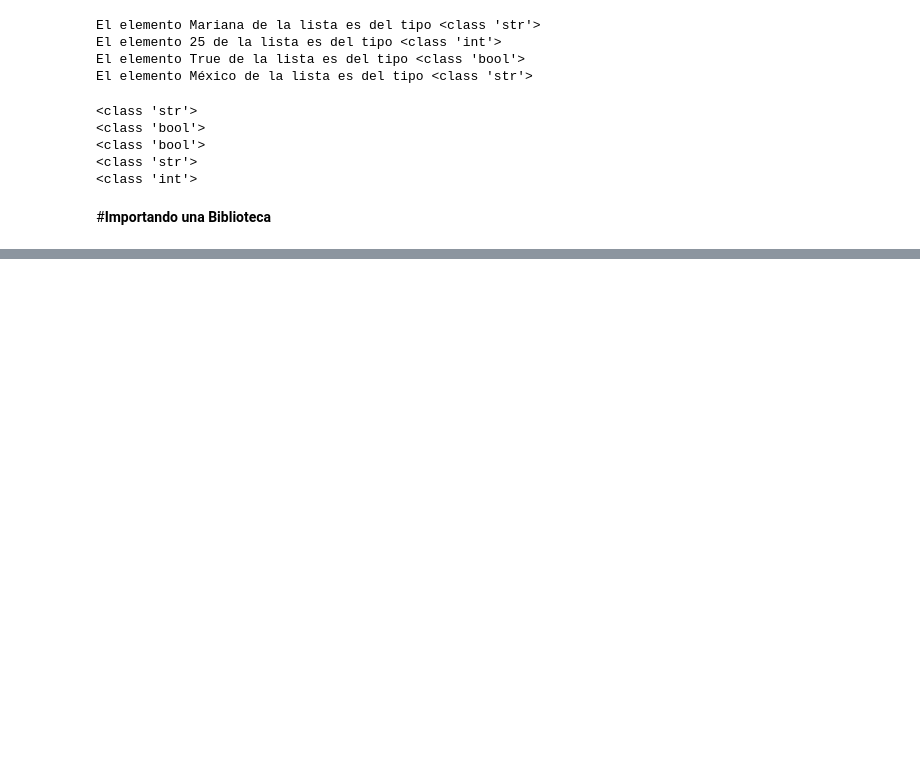
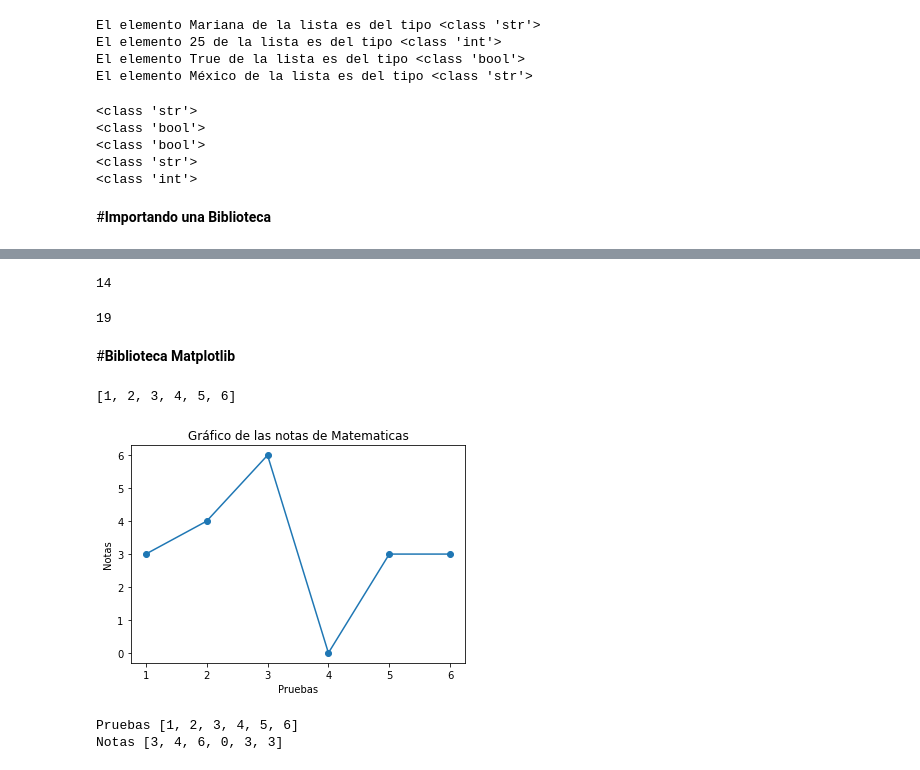
Before and after one commit to SAntimang/Aprendiendo-Python---Github, a Jupyter notebook: Python_para_DS_Introducción.ipynb, the cells around one changed output, grey strips where cells are left out. Saved outputs shown, nothing was run; the diff lists cells and outputs as text; code cells hidden in the pictures; blank space fills up the shorter version.

```diff
--- a/Python_para_DS_Introducción.ipynb
+++ b/Python_para_DS_Introducción.ipynb
@@ -251,0 +260,5 @@ randrange(0,11)
+# %%
+notas_matematicas = []
+seed(39)
+for notas in range(6):
+  notas_matematicas.append(randrange(0,11))
@@ -251,0 +291,10 @@ randrange(0,11)
+# %%
+6+3+5+0
+# %% [output]
+14
+# %%
+4+9+2+4
+# %% [output]
+19
+# %% [markdown]
+#**Biblioteca Matplotlib**
@@ -251,0 +303,21 @@ randrange(0,11)
+# %%
+list(range(1,7))
+# %% [output]
+[1, 2, 3, 4, 5, 6]
+# %%
+x = list(range(1,7))
+y = notas_matematicas
+
+plt.plot(x,y, marker = 'o')
+plt.title('Gráfico de las notas de Matematicas')
+plt.xlabel('Pruebas')
+plt.ylabel('Notas')
+plt.show()
+# %% [output]
+[figure, added]
+# %%
+print(f'Pruebas {x}')
+print(f'Notas {y}')
+# %% [output]
+Pruebas [1, 2, 3, 4, 5, 6]
+Notas [3, 4, 6, 0, 3, 3]
```
Also changed, not shown: parts of 14 cells of this notebook.
